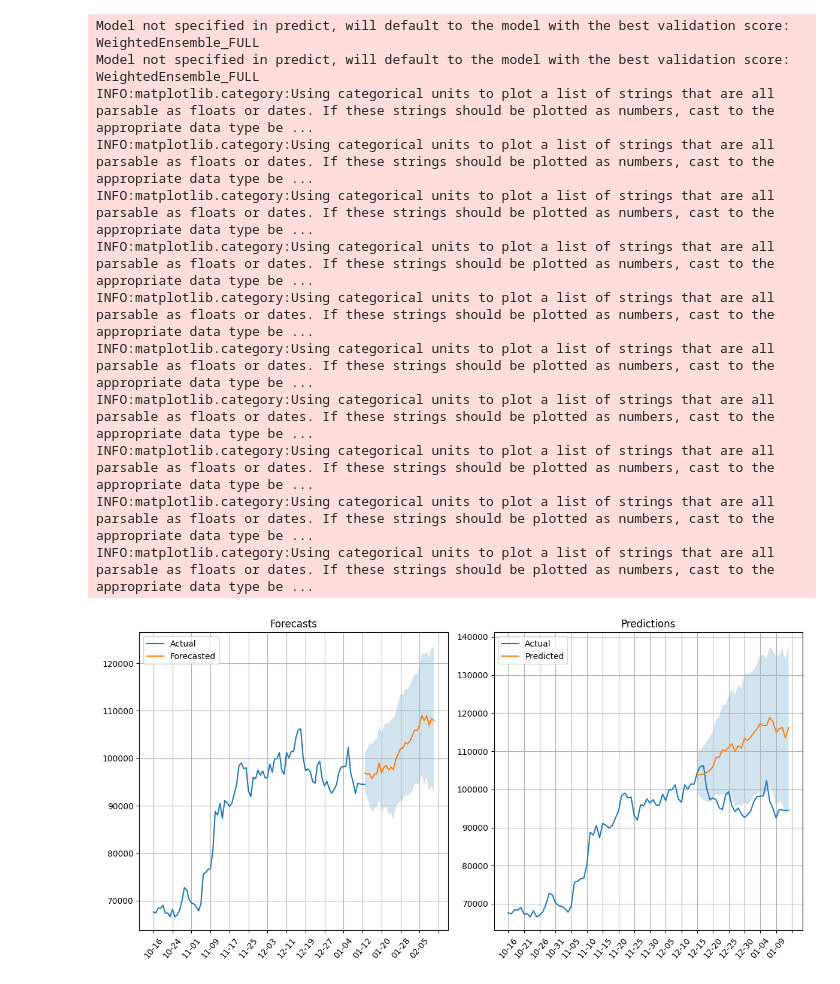
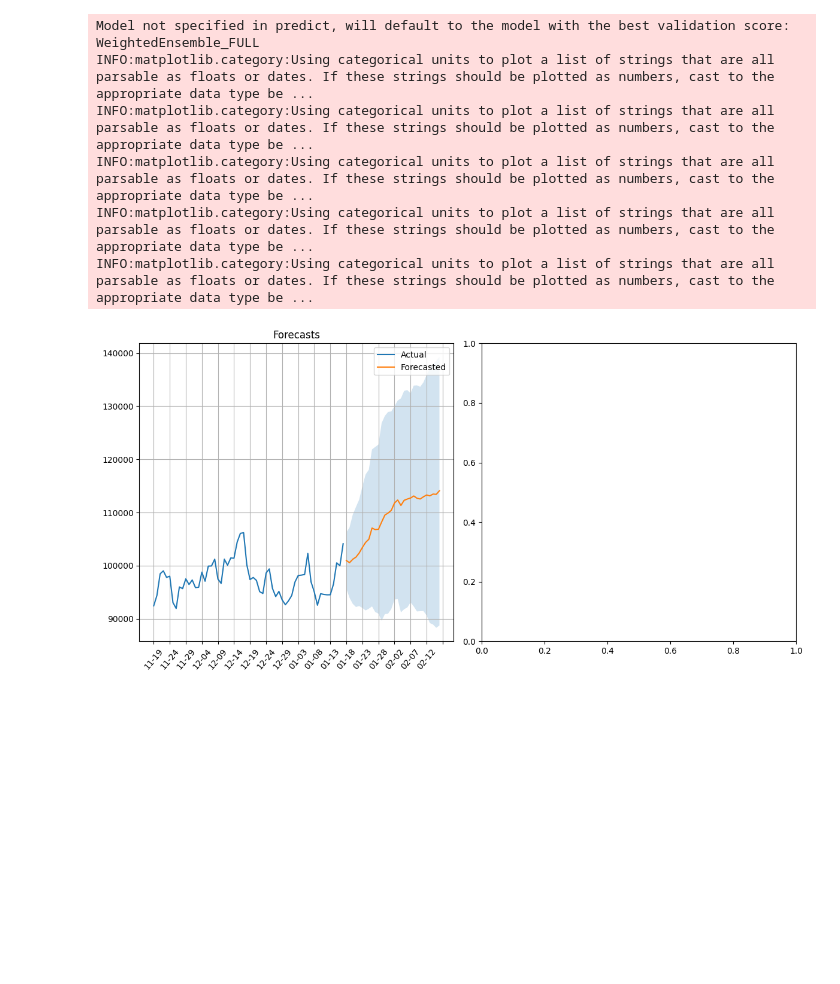
Before and after one commit to cibic89/btc_forecast, a Jupyter notebook: btc_forecast.ipynb, the cells around one changed output. Saved outputs shown, nothing was run; the diff lists cells and outputs as text; code cells hidden in the pictures; blank space fills up the shorter version.

```diff
--- a/btc_forecast.ipynb
+++ b/btc_forecast.ipynb
@@ -54,5 +67,5 @@ latest_folder = find_latest_folder(path_to_directory)
 # %%
-df = pd.read_csv('Bitstamp_BTCUSD_d.csv', skiprows=1, parse_dates=["date"])
+df = pd.read_csv('drive/MyDrive/code_projects/btc_forecast/Bitstamp_BTCUSD_d.csv', skiprows=1, parse_dates=["date"])
 df = df.sort_values('date').drop(columns=["unix"]).reset_index(drop=True).iloc[:-1]
 df.tail(2)
 # %% [output]
@@ -165,7 +185,7 @@ else:
         prediction_length=dtp,
         target="close",
         eval_metric="RMSE",
-        path=path_to_directory
+        path=path_to_directory  # base_dir
     )
 
     predictor.fit(
@@ -183,7 +203,7 @@ else:
         #| x x x x x y y - - |
         #| x x x x x x y y - |
         #| x x x x x x x y y |
-        refit_full=True
+        refit_full=True,
         # excluded_model_types = excluded_model_types
     )
 # %% [output]
@@ -231,8 +251,14 @@ Total runtime: 5.71 s
 Updated best model to 'WeightedEnsemble_FULL' (Previously 'WeightedEnsemble'). AutoGluon will default to using 'WeightedEnsemble_FULL' for predict().
 # %%
 # The test score is computed using the last dts of each time series in test_data
-leaderboard_df = predictor.leaderboard(test_data)
-display(leaderboard_df.sort_values(["score_val"], ascending=False))
+leaderboard_df = predictor.leaderboard(train_data).sort_values(["score_val"], ascending=False)  # test_data
+try:
+    leaderboard_df.to_csv(result_dir+date_today+'_leaderboard.csv')
+except Exception as e:
+    print(e)
+    pass
+
+display(leaderboard_df)
 # leaderboard_df.loc[leaderboard_df[["score_test", "score_val"]].mean(axis=1).sort_values().index[-1]]
 
 all_hyperparams = {}
@@ -280,61 +304,64 @@ viz_dp = dtp * 2
 x_lbl_bins = 20
 x_lbl_rot = 50
 
-predictions = predictor.predict(train_data)  # , model=model_to_use)
-# predictions.tail(2)
+# # predictions = predictor.predict(train_data)  # , model=model_to_use)
+# # predictions.tail(2)
 
-forecasts = predictor.predict(test_data)  # , model=model_to_use)
-# forecasts.head()
+forecasts = predictor.predict(train_data)  # , model=model_to_use)
+# # forecasts.head()
 
-# Reset the index to access 'timestamp' as a column
-test_data_reset = test_data.reset_index().iloc[-viz_dp:]
-predictions_reset = predictions.reset_index().iloc[-viz_dp:]
+# # Reset the index to access 'timestamp' as a column
+train_data_reset = train_data.reset_index().iloc[-viz_dp:]
+# test_data_reset = test_data.reset_index().iloc[-viz_dp:]
+# predictions_reset = predictions.reset_index().iloc[-viz_dp:]
 forecasts_reset = forecasts.reset_index().iloc[-viz_dp:]
 
 # Create a figure with 2 subplots (1 row, 2 columns)
 fig, axes = plt.subplots(1, 2, figsize=(12, 6))
 
-# Format the dates to display only month and day
-test_data_reset['timestamp'] = test_data_reset['timestamp'].dt.strftime('%m-%d')
-predictions_reset['timestamp'] = predictions_reset['timestamp'].dt.strftime('%m-%d')
+# # Format the dates to display only month and day
+train_data_reset['timestamp'] = train_data_reset['timestamp'].dt.strftime('%m-%d')
+# test_data_reset['timestamp'] = test_data_reset['timestamp'].dt.strftime('%m-%d')
+# predictions_reset['timestamp'] = predictions_reset['timestamp'].dt.strftime('%m-%d')
 forecasts_reset['timestamp'] = forecasts_reset['timestamp'].dt.strftime('%m-%d')
 
-# Plot the second set of time series and forecasts on the first subplot
-axes[0].plot(test_data_reset['timestamp'], test_data_reset['close'], label='Actual')
+# # Plot the first set of time series and forecasts on the first subplot
+axes[0].plot(train_data_reset['timestamp'], train_data_reset['close'], label='Actual')
+# axes[0].plot(test_data_reset['timestamp'], test_data_reset['close'], label='Actual')
 axes[0].plot(forecasts_reset['timestamp'], forecasts_reset['mean'], label='Forecasted')
 axes[0].fill_between(forecasts_reset['timestamp'], forecasts_reset['0.1'], forecasts_reset['0.9'], alpha=0.2)
 axes[0].set_title('Forecasts')
 axes[0].legend()
 axes[0].tick_params(axis='x', rotation=x_lbl_rot)
 axes[0].xaxis.set_major_locator(MaxNLocator(nbins=x_lbl_bins))  # Limit the number of x-axis labels
 axes[0].grid(True)
 
-# Plot the first set of time series and forecasts on the second subplot
-axes[1].plot(test_data_reset['timestamp'], test_data_reset['close'], label='Actual')
-axes[1].plot(predictions_reset['timestamp'], predictions_reset['mean'], label='Predicted')
-axes[1].fill_between(predictions_reset['timestamp'], predictions_reset['0.1'], predictions_reset['0.9'], alpha=0.2)
-axes[1].set_title('Predictions')
-axes[1].legend()
-axes[1].tick_params(axis='x', rotation=x_lbl_rot)
-axes[1].xaxis.set_major_locator(MaxNLocator(nbins=x_lbl_bins))  # Limit the number of x-axis labels
-axes[1].grid(True)
+# # Plot the second set of time series and forecasts on the second subplot
+# axes[1].plot(test_data_reset['timestamp'], test_data_reset['close'], label='Actual')
+# axes[1].plot(predictions_reset['timestamp'], predictions_reset['mean'], label='Predicted')
+# axes[1].fill_between(predictions_reset['timestamp'], predictions_reset['0.1'], predictions_reset['0.9'], alpha=0.2)
+# axes[1].set_title('Predictions')
+# axes[1].legend()
+# axes[1].tick_params(axis='x', rotation=x_lbl_rot)
+# axes[1].xaxis.set_major_locator(MaxNLocator(nbins=x_lbl_bins))  # Limit the number of x-axis labels
+# axes[1].grid(True)
 
 # Adjust layout to prevent overlap
 plt.tight_layout()
 
+try:
+    plt.savefig(result_dir+date_today+'_forecasts.png')
+except Exception as e:
+    print(e)
+    pass
+
 # Show the combined figure
 plt.show()
 # %% [output]
-Model not specified in predict, will default to the model with the best validation score: WeightedEnsemble_FULL
 Model not specified in predict, will default to the model with the best validation score: WeightedEnsemble_FULL
 INFO:matplotlib.category:Using categorical units to plot a list of strings that are all parsable as floats or dates. If these strings should be plotted as numbers, cast to the appropriate data type be ...
 INFO:matplotlib.category:Using categorical units to plot a list of strings that are all parsable as floats or dates. If these strings should be plotted as numbers, cast to the appropriate data type be ...
 INFO:matplotlib.category:Using categorical units to plot a list of strings that are all parsable as floats or dates. If these strings should be plotted as numbers, cast to the appropriate data type be ...
 INFO:matplotlib.category:Using categorical units to plot a list of strings that are all parsable as floats or dates. If these strings should be plotted as numbers, cast to the appropriate data type be ...
 INFO:matplotlib.category:Using categorical units to plot a list of strings that are all parsable as floats or dates. If these strings should be plotted as numbers, cast to the appropriate data type be ...
-INFO:matplotlib.category:Using categorical units to plot a list of strings that are all parsable as floats or dates. If these strings should be plotted as numbers, cast to the appropriate data type be ...
-INFO:matplotlib.category:Using categorical units to plot a list of strings that are all parsable as floats or dates. If these strings should be plotted as numbers, cast to the appropriate data type be ...
-INFO:matplotlib.category:Using categorical units to plot a list of strings that are all parsable as floats or dates. If these strings should be plotted as numbers, cast to the appropriate data type be ...
-INFO:matplotlib.category:Using categorical units to plot a list of strings that are all parsable as floats or dates. If these strings should be plotted as numbers, cast to the appropriate data type be ...
-INFO:matplotlib.category:Using categorical units to plot a list of strings that are all parsable as floats or dates. If these strings should be plotted as numbers, cast to the appropriate data type be ...
-[figure, old version]
+[figure, new version]
```
Also changed, not shown: parts of 17 cells of this notebook.
